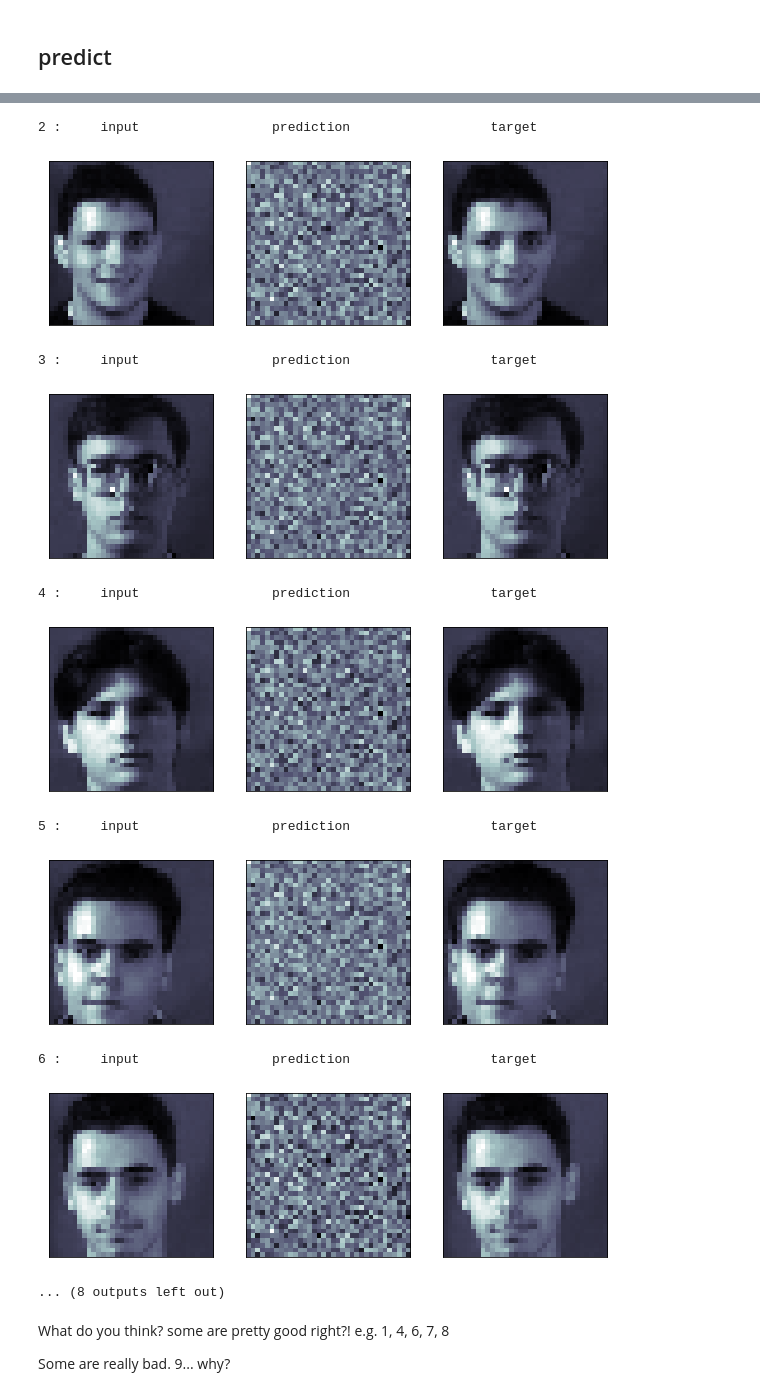
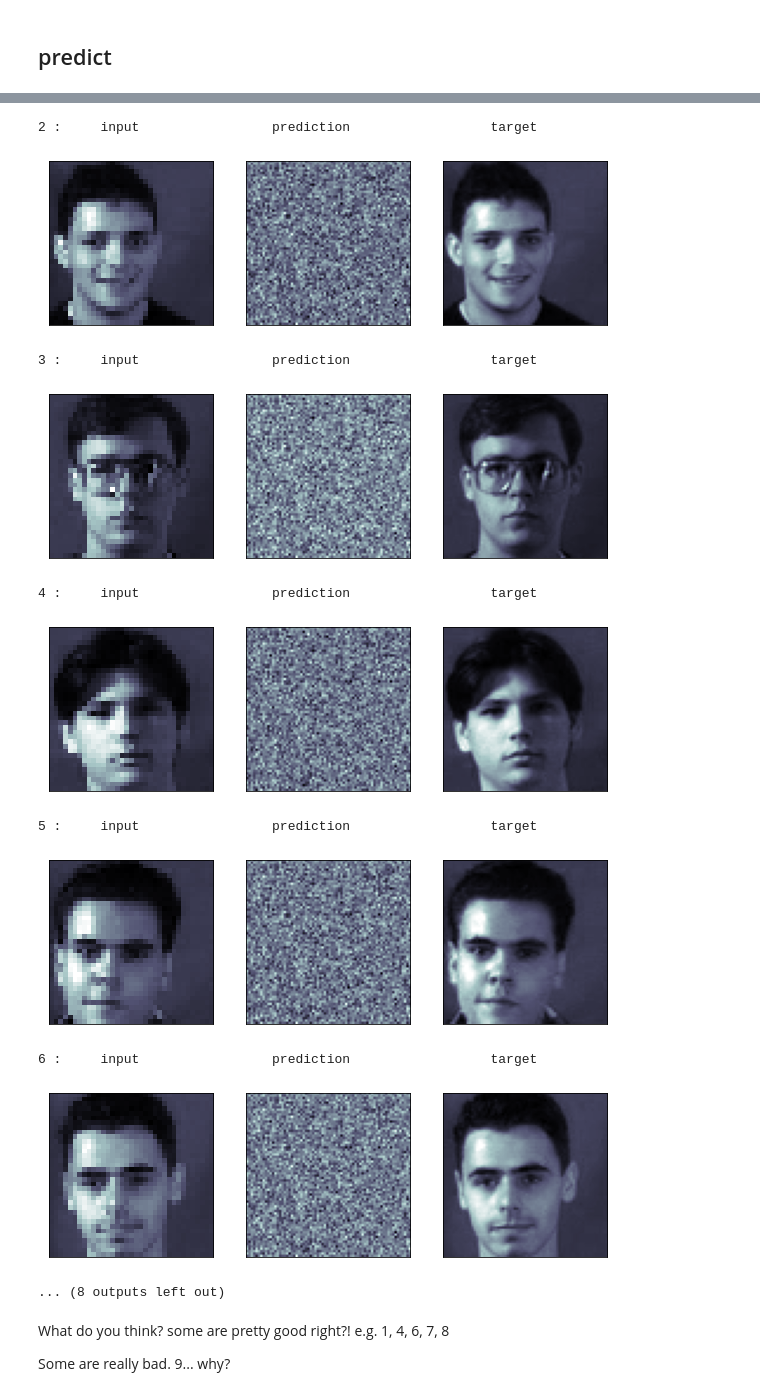
Before and after one commit to comooney711/DSPS_CMooney, a Jupyter notebook: HW10/DSPS2021aenc_faces.ipynb, the cells around one changed output, grey strips where cells are left out. Drawn from its saved outputs; the diff is of its cells as text; code cells hidden in the pictures.

```diff
--- a/HW10/DSPS2021aenc_faces.ipynb
+++ b/HW10/DSPS2021aenc_faces.ipynb
@@ -140,5 +137,5 @@ OSError: ignored
 # %% [markdown]
 # 461 studentd - 1B you can read the images below if you have saved them earlier
 # %%
-imgs = np.load("data/faces.npy")
-imgs.shape
+#imgs = np.load("data/faces.npy")
+#imgs.shape
@@ -178,7 +173,7 @@ np.prod(imgs_lr[1].shape), np.prod(imgs[1].shape),
 #### generate a train and test set
 If I want to predict the image at the same resolution I will pass the same input as the target variable. Otherwise the target variable will be a full resolution image set and the low input the lower resolution one
 # %%
-X_tr,  X_te, y_tr, y_te = train_test_split(imgs_lr, imgs_lr, test_size = .25, random_state=2)
+X_tr,  X_te, y_tr, y_te = train_test_split(imgs_lr, imgs_orig, test_size = .25, random_state=2)
 # %%
 X_tr.shape, X_te.shape, y_tr.shape, y_te.shape
 # %% [output]
@@ -219,7 +214,7 @@ model.add(Dense(56, activation="relu"))
 model.add(Dense(128, activation="relu"))
 model.add(Dense(256, activation="relu"))
 '''I think we want our final image to be 70x70 from 35x35 (1225 to 4900) but doing so won't work'''
-model.add(Dense(ndim, activation="sigmoid"))
+model.add(Dense(70*70, activation="sigmoid"))
 # %%
 print(model.summary())
 # %% [output]
@@ -309,7 +291,7 @@ np.random.seed(123)
 for i in range(10):
   j = np.random.randint(0, len(X_te))
   print(i + 1, ":\tinput\t\t      prediction\t\t  target")
-  WRONGcompareinout(j, outim, X_te)
+  compareinout(j, outim, X_te)
   pl.show()
 # %% [output]
 1 :     input                 prediction                  target
@@ -317,13 +299,13 @@ for i in range(10):
 2 :     input                 prediction                  target
-[figure, old version]
+[figure, new version]
 3 :     input                 prediction                  target
-[figure, old version]
+[figure, new version]
 4 :     input                 prediction                  target
-[figure, old version]
+[figure, new version]
 5 :     input                 prediction                  target
-[figure, old version]
+[figure, new version]
 6 :     input                 prediction                  target
-[figure, old version]
+[figure, new version]
 ... (8 outputs left out)
 # %% [markdown]
 What do you think? some are pretty good right?! e.g. 1, 4, 6, 7, 8
```
Also changed, not shown: parts of 22 cells of this notebook.
